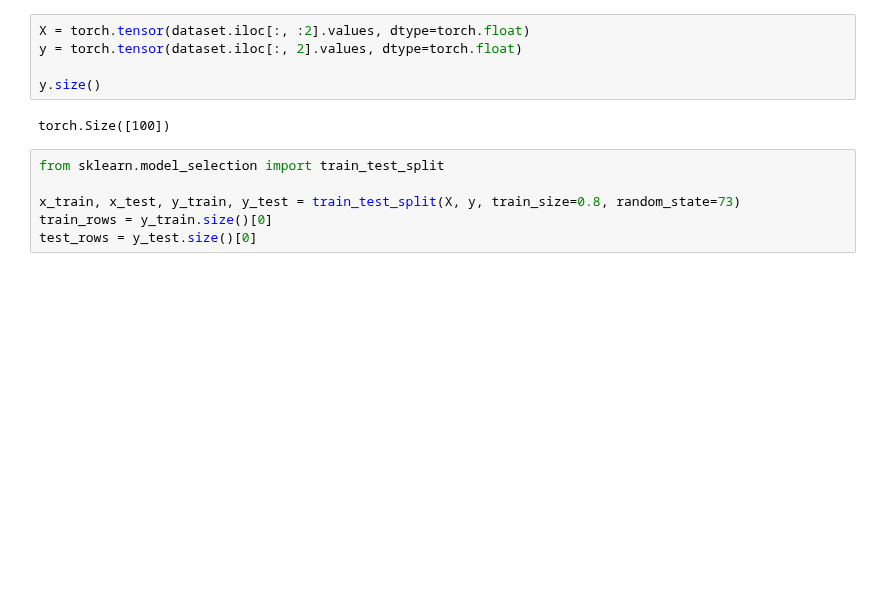
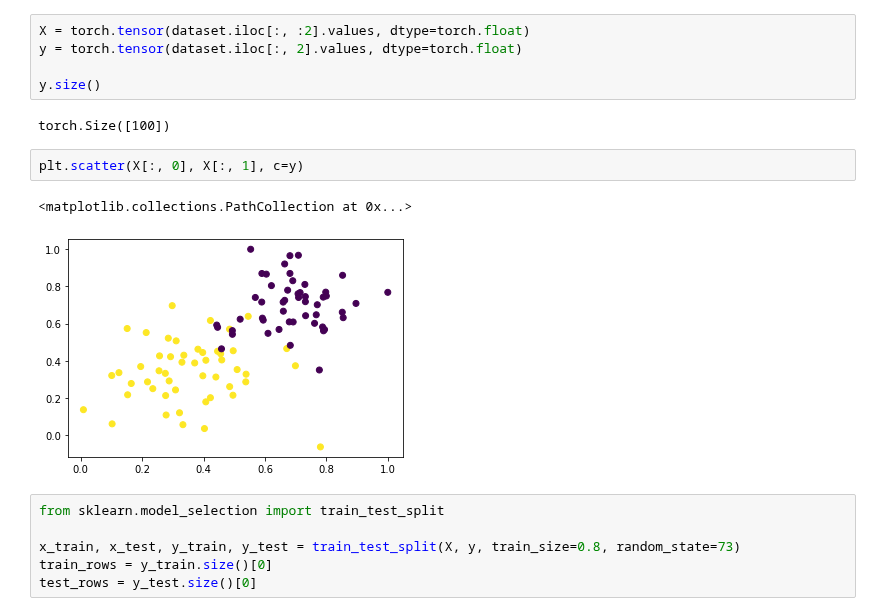
Before and after one commit to alessiorecchia/strive_exe, a Jupyter notebook: M5_Deep_Learning/D2/exercises/DL2_BinaryClassification_Exercises.ipynb, the cells around one changed output. Saved outputs shown, nothing was run; the diff lists cells and outputs as text; blank space fills up the shorter version.

```diff
--- a/M5_Deep_Learning/D2/exercises/DL2_BinaryClassification_Exercises.ipynb
+++ b/M5_Deep_Learning/D2/exercises/DL2_BinaryClassification_Exercises.ipynb
@@ -110,6 +111,11 @@ y = torch.tensor(dataset.iloc[:, 2].values, dtype=torch.float)
 y.size()
 # %% [output]
 torch.Size([100])
+# %%
+plt.scatter(X[:, 0], X[:, 1], c=y)
+# %% [output]
+<matplotlib.collections.PathCollection at 0x...>
+[figure, added]
 # %%
 from sklearn.model_selection import train_test_split
 
```
Also changed, not shown: parts of 2 cells of this notebook.
